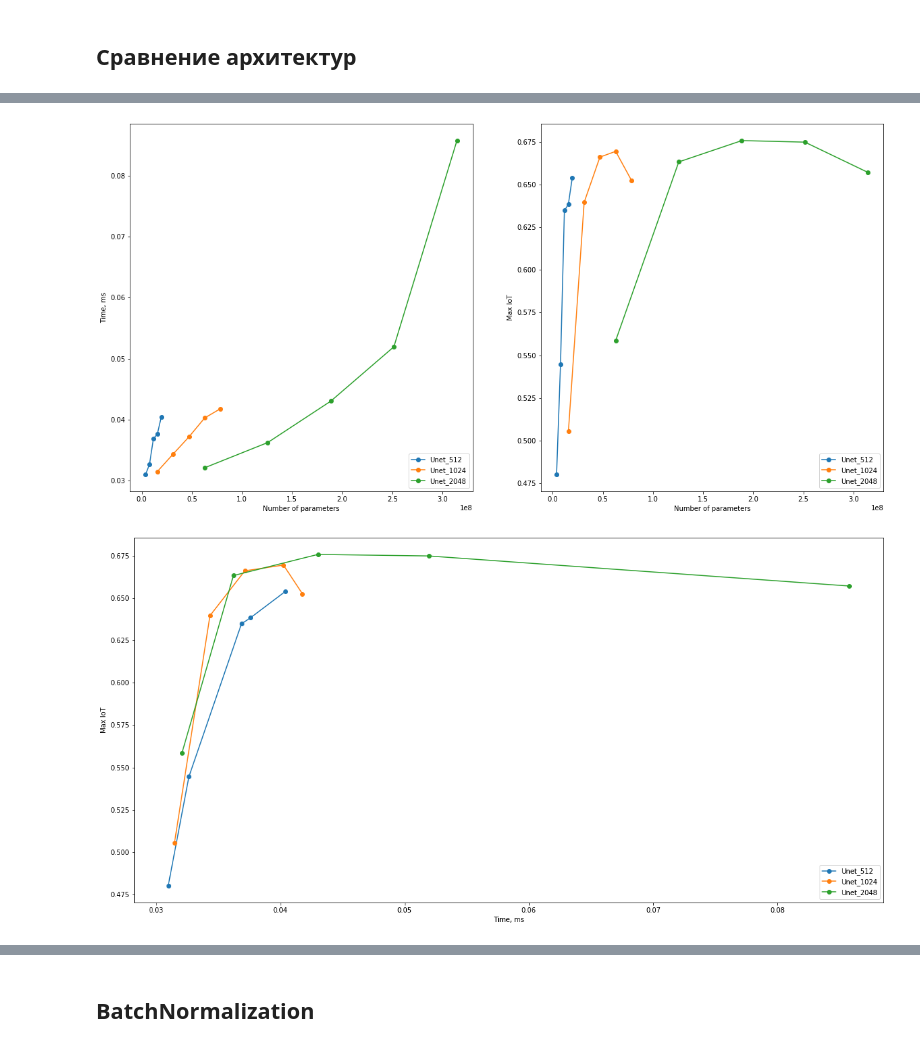
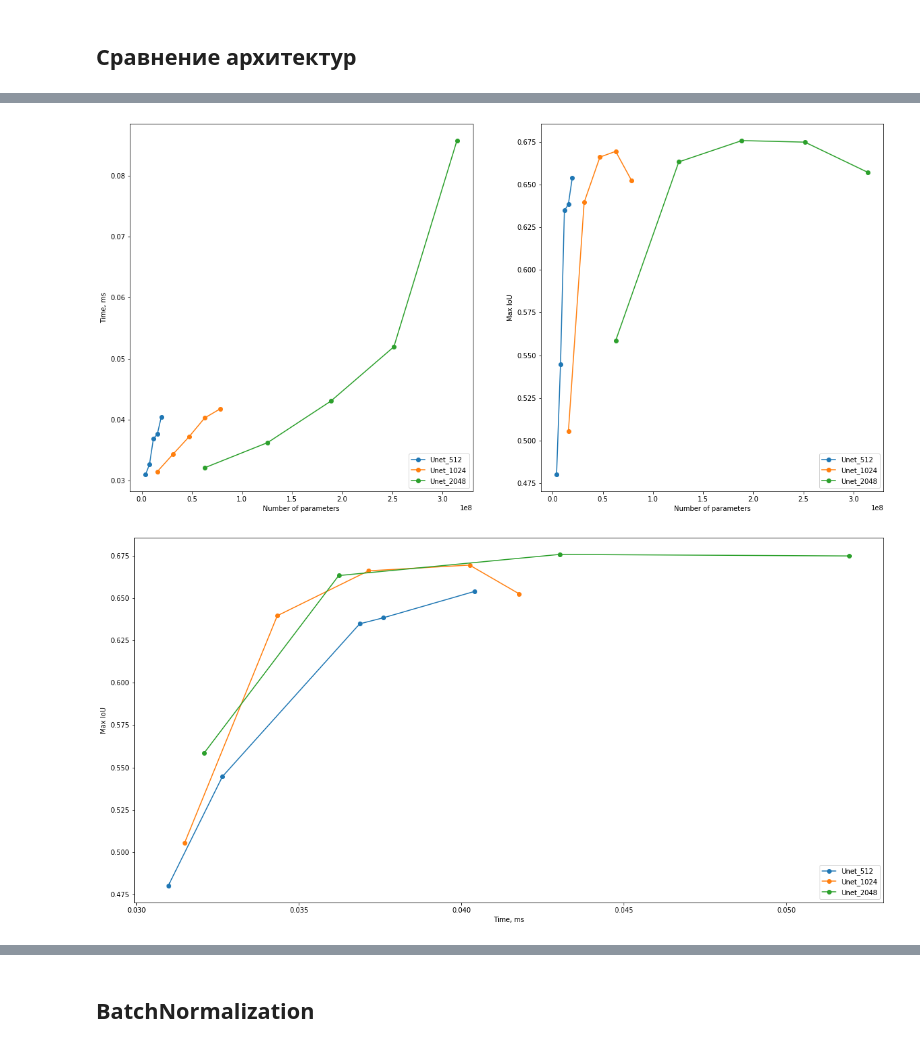
Before and after one commit to RobertVoropaev/InteriorRecognitionSystem, a Jupyter notebook: 5.Metrics.ipynb, the cells around one changed output, grey strips where cells are left out. Cells and saved outputs as stored; diff of their text form; code cells hidden in the pictures.

```diff
--- a/5.Metrics.ipynb
+++ b/5.Metrics.ipynb
@@ -218,34 +218,34 @@ plt.subplot(121)
 
 plt.plot(param_512, time_512, "o-", label="Unet_512")
 plt.plot(param_1024, time_1024, "o-", label="Unet_1024")
 plt.plot(param_2048, time_2048, "o-", label="Unet_2048")
 
 plt.xlabel("Number of parameters")
 plt.ylabel("Time, ms")
 plt.legend(loc="lower right")
 
 plt.subplot(122)
 
 plt.plot(param_512, max_iot_512, "o-", label="Unet_512")
 plt.plot(param_1024, max_iot_1024, "o-", label="Unet_1024")
 plt.plot(param_2048, max_iot_2048, "o-", label="Unet_2048")
 
 plt.xlabel("Number of parameters")
-plt.ylabel("Max IoT")
+plt.ylabel("Max IoU")
 plt.legend(loc="lower right")
 
 plt.show()
 
 plt.figure(figsize=(20, 10))
 
 plt.plot(time_512, max_iot_512, "o-", label="Unet_512")
 plt.plot(time_1024, max_iot_1024, "o-", label="Unet_1024")
-plt.plot(time_2048, max_iot_2048, "o-", label="Unet_2048")
+plt.plot(time_2048[:4], max_iot_2048[:4], "o-", label="Unet_2048")
 
 plt.xlabel("Time, ms")
-plt.ylabel("Max IoT")
+plt.ylabel("Max IoU")
 plt.legend(loc="lower right")
 plt.show()
 # %% [output]
 [figure]
-[figure, old version]
+[figure, new version]
```
Also changed, not shown: parts of 7 cells of this notebook, 1 other file.
